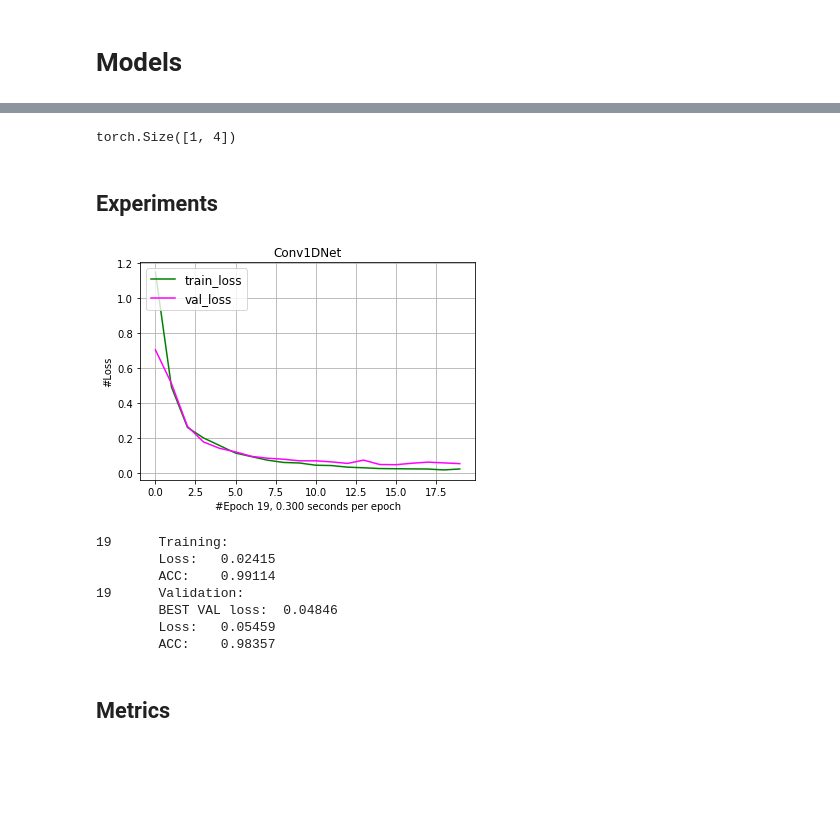
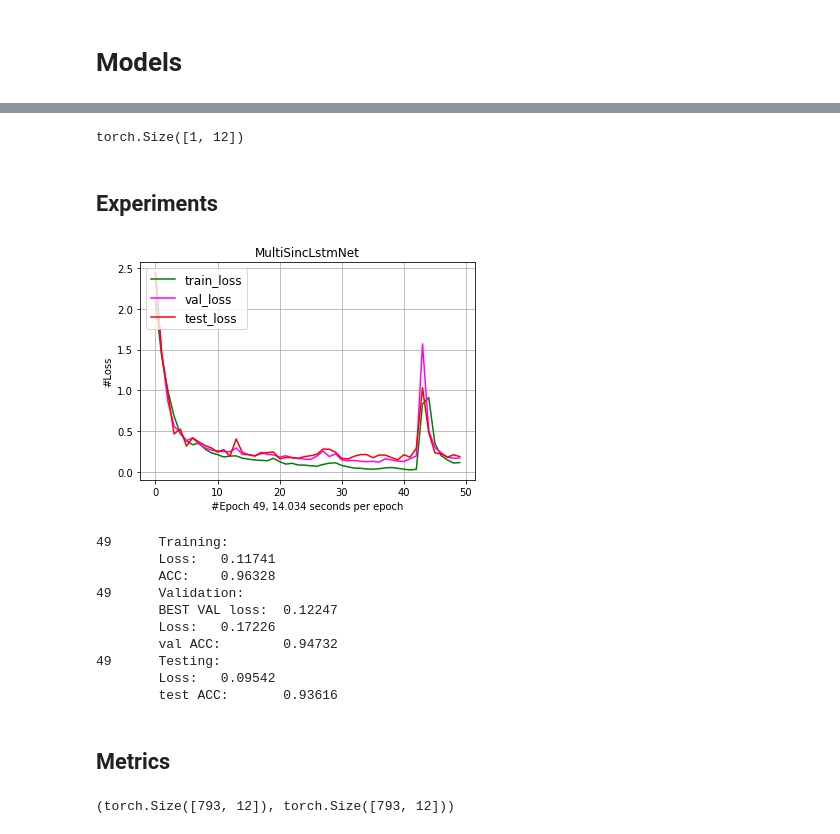
Before and after one commit to gogolgrind/skdl-sensors-har, a Jupyter notebook: pamap2.ipynb, the cells around one changed output, grey strips where cells are left out. Drawn from its saved outputs; the diff is of its cells as text; code cells hidden in the pictures; blank space fills up the shorter version.

```diff
--- a/pamap2.ipynb
+++ b/pamap2.ipynb
@@ -232,9 +320,8 @@ class MultiSincNet(nn.Module):
 # %%
-#debug
 device = 'cpu'
 batch_size = 1
-model = MultiSincNet(device=device).to(device)
-dummy_batch = train_dataset.data[:batch_size]
+model = Conv1DNet().to(device)
+dummy_batch = train_dataset.train_data[:batch_size]
 dummy_batch = torch.tensor(dummy_batch).transpose(2,1)
 prediction = model(dummy_batch.to(device))
 del model
@@ -243,11 +330,11 @@ print(prediction.shape)
 del prediction
 torch.cuda.empty_cache()
 # %% [output]
-torch.Size([1, 4])
+torch.Size([1, 12])
 # %% [markdown]
 ## Experiments
 # %%
-num_epochs = 20
+num_epochs = 50
 verbose = 5
 batch_size = 1024
 device = "cuda"
@@ -274,4 +361,10 @@ def compute_acc(reference, prediction):
 # %%
 train_loader = torch.utils.data.DataLoader(train_dataset,batch_size=batch_size,shuffle=True)
 val_loader = torch.utils.data.DataLoader(val_dataset,batch_size=batch_size,shuffle=False)
+test_loader = torch.utils.data.DataLoader(test_dataset,batch_size=batch_size,shuffle=False)
+# %%
+#model = Conv1DNet().to(device)
+#model = Conv1DLstmNet().to(device)
+#model = MultiSincNet(device=device).to(device)
+model = MultiSincLstmNet(device=device).to(device)
 # %%
@@ -289,10 +380,7 @@ report  = defaultdict(list)
 # %%
 from IPython import display
 # %%
-
 for epoch in range(num_epochs):
-
-
     train_loss = train_acc = train_batches = 0
     train_acc_fixed = 0
     model.train()
@@ -302,6 +390,7 @@ for epoch in range(num_epochs):
 
         data,reference = batch
         data = data.transpose(2,1).to(device)
+        #print(data.shape)
         prediction = model(data)
         y_true.append(reference)
         y_pred.append(prediction)
@@ -340,8 +429,32 @@ for epoch in range(num_epochs):
     with torch.no_grad():
         val_acc += compute_acc(y_true, y_pred).cpu().numpy()
     #val_acc = (val_acc / val_batches)
+    val_loss = (val_loss / val_batches)
 
-    val_loss = (val_loss / val_batches)
+    y_true,y_pred = [],[]
+    test_loss = test_acc = test_batches = 0
+    for batch in test_loader:
+        data,reference = batch
+        data = data.transpose(2,1).to(device)
+        prediction = model(data)
+        y_true.append(reference)
+        y_pred.append(prediction)
+        #print(len(reference),len(prediction))
+        loss = compute_loss(reference, prediction)
+        with torch.no_grad():
+            test_loss += loss.item()
+
+            test_batches += 1
+    y_true = torch.cat(y_true,dim=0)
+    y_pred = torch.cat(y_pred,dim=0)
+    with torch.no_grad():
+        test_acc += compute_acc(y_true, y_pred).cpu().numpy()
+    #test_acc = (test_acc / test_batches)
+
+    test_loss = (test_loss / test_batches)
+
+
+
     if val_loss < best_loss:
         best_loss = val_loss
         if sPATH != '' and os.path.exists(sPATH):
@@ -351,48 +464,60 @@ for epoch in range(num_epochs):
         if best_acc > 94:
             print("Early Stopping")
             break
     report['train_loss'].append(train_loss / train_batches)
     report['val_loss'].append(val_loss)
+    report['test_loss'].append(test_loss)
     finish = time.time()
     time_epoch = finish-start
     display.clear_output(wait=True)
-    fig = plt.Figure(figsize=(12,6),facecolor='white')
+    fig = plt.Figure(figsize=(20,20),facecolor='white')
     plt.plot(report['train_loss'],color='green',label='train_loss')
     plt.plot(report['val_loss'],color='magenta',label='val_loss')
+    plt.plot(report['test_loss'],color='red',label='test_loss')
     plt.xlabel("#Epoch %d, %.3f seconds per epoch" % (epoch,time_epoch))
     plt.ylabel("#Loss")
     plt.title(model.__class__.__name__)
     legend(loc=2, prop={'size': 12})
     plt.grid()
     plt.show()
 
     print("%d\tTraining:" % (epoch))
 
     print("\tLoss:\t%.5f" % (train_loss / train_batches))
     print("\tACC:\t%.5f" % (train_acc))
     print("%d\tValidation:" % (epoch))
     print("\tBEST VAL loss:\t%.5f" % best_loss)
     print("\tLoss:\t%.5f" % val_loss)
-    print("\tACC:\t%.5f" % val_acc)
+    print("\tval ACC:\t%.5f" % val_acc)
+    print("%d\tTesting:" % (epoch))
+    print("\tLoss:\t%.5f" % (test_loss / test_batches))
+    print("\ttest ACC:\t%.5f" % test_acc)
     print('\n')
 
 
     if epoch  % verbose == 0 or epoch == num_epochs - 1:
         pass
 # %% [output]
-[figure, old version]
+[figure, new version]
-19      Training:
-        Loss:   0.02415
-        ACC:    0.99114
-19      Validation:
-        BEST VAL loss:  0.04846
-        Loss:   0.05459
-        ACC:    0.98357
+49      Training:
+        Loss:   0.11741
+        ACC:    0.96328
+49      Validation:
+        BEST VAL loss:  0.12247
+        Loss:   0.17226
+        val ACC:        0.94732
+49      Testing:
+        Loss:   0.09542
+        test ACC:       0.93616
 # %%
 model.load_state_dict(torch.load(sPATH))
 model.eval();
 # %% [markdown]
 ## Metrics
+# %%
+reference.shape,prediction.shape
+# %% [output]
+(torch.Size([793, 12]), torch.Size([793, 12]))
 # %%
 y_true_np = torch.argmax(y_true,dim=-1).detach().cpu().numpy()
 y_pred_np = torch.argmax(y_pred.log_softmax(dim=-1),dim=-1).detach().cpu().numpy()
```
Also changed, not shown: parts of 47 cells of this notebook, 2 other files.
